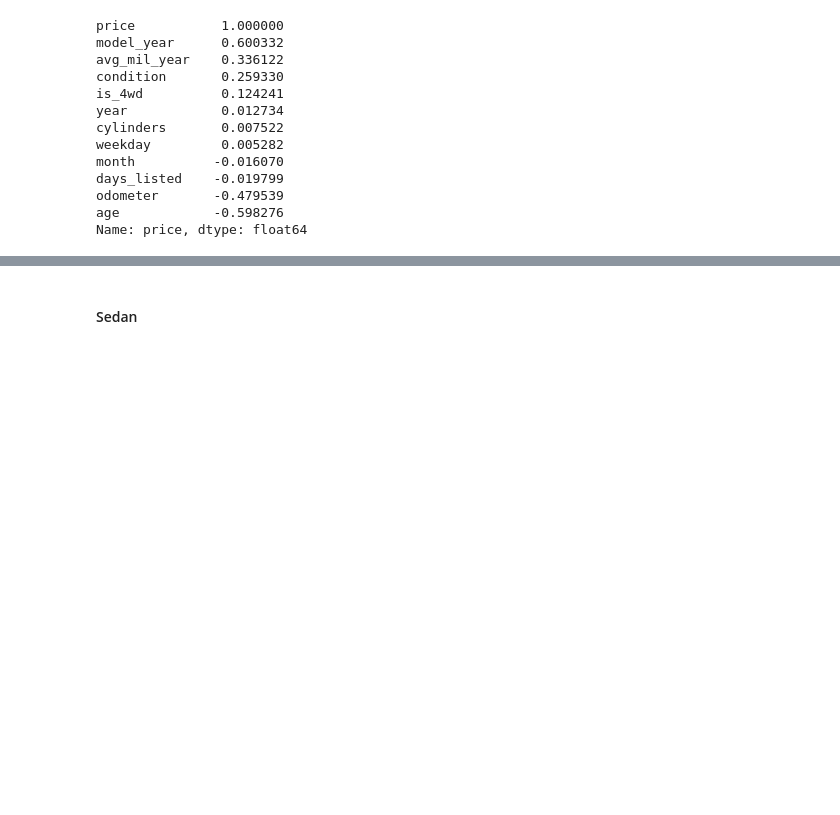
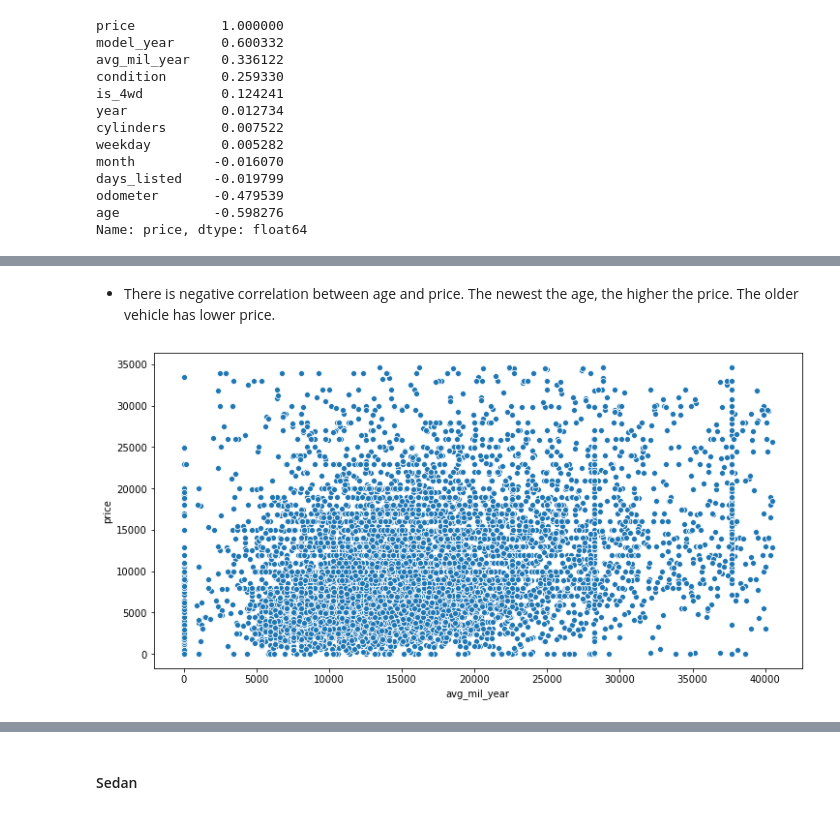
Before and after one commit to rainbowmoonlight/Yandex_Practicum_Projects, a Jupyter notebook: 02 Car Sales Ads Project/Car Sales Ads.ipynb, the cells around one changed output, grey strips where cells are left out. Drawn from its saved outputs; the diff is of its cells as text; code cells hidden in the pictures; blank space fills up the shorter version.

```diff
--- a/02 Car Sales Ads Project/Car Sales Ads.ipynb
+++ b/02 Car Sales Ads Project/Car Sales Ads.ipynb
@@ -1195,0 +1221,8 @@ Name: price, dtype: float64
+# %% [markdown]
+- There is negative correlation between age and price. The newest the age, the higher the price. The older vehicle has lower price.
+# %%
+plt.figure(figsize=(12,6))
+sns.scatterplot(x='avg_mil_year', y='price', data=suv)
+plt.show()
+# %% [output]
+[figure, added]
```
Also changed, not shown: parts of 61 cells of this notebook.
